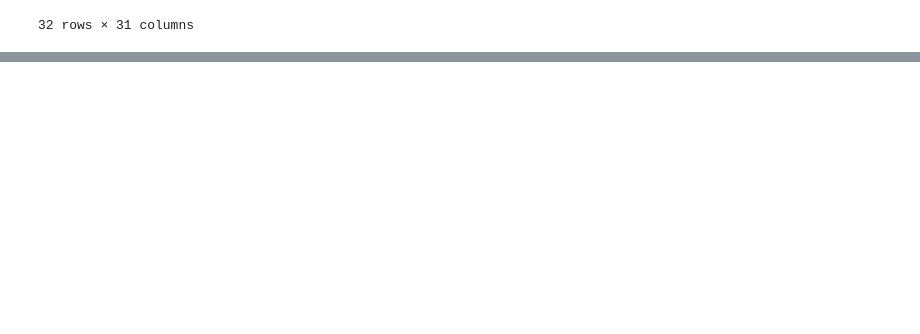
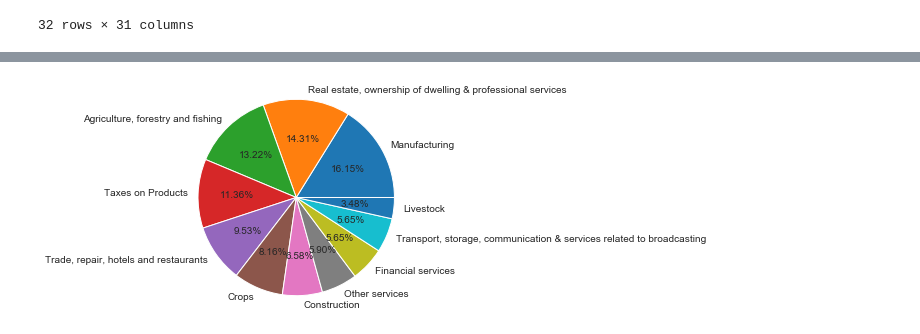
Before and after one commit to santosh12678/DS2019, a Jupyter notebook: Assignment EDA Part 01 - B.ipynb, the cells around one changed output, grey strips where cells are left out. Saved outputs shown, nothing was run; the diff lists cells and outputs as text; code cells hidden in the pictures; blank space fills up the shorter version.

```diff
--- a/Assignment EDA Part 01 - B.ipynb
+++ b/Assignment EDA Part 01 - B.ipynb
@@ -273,0 +379,21 @@ plt.show()
+# %%
+states_category_C1_transposed_df= states_category_C1_df.transpose()
+states_category_C2_transposed_df= states_category_C2_df.transpose()
+states_category_C3_transposed_df= states_category_C3_df.transpose()
+states_category_C4_transposed_df= states_category_C4_df.transpose()
+# %%
+states_category_C1_transposed_df['Sum_of_subsectors']= states_category_C1_transposed_df.sum(axis=1)
+states_category_C2_transposed_df['Sum_of_subsectors']= states_category_C2_transposed_df.sum(axis=1)
+states_category_C3_transposed_df['Sum_of_subsectors']= states_category_C3_transposed_df.sum(axis=1)
+states_category_C4_transposed_df['Sum_of_subsectors']= states_category_C4_transposed_df.sum(axis=1)
+# %%
+states_category_C1_transposed_df.sort_values(by =['Sum_of_subsectors'],ascending = False,inplace=True)
+states_category_C2_transposed_df.sort_values(by =['Sum_of_subsectors'],ascending = False,inplace=True)
+states_category_C3_transposed_df.sort_values(by =['Sum_of_subsectors'],ascending = False,inplace=True)
+states_category_C4_transposed_df.sort_values(by =['Sum_of_subsectors'],ascending = False,inplace=True)
+# %%
+states_category_C1_transposed_df =states_category_C1_transposed_df.reset_index()
+states_category_C2_transposed_df =states_category_C2_transposed_df.reset_index()
+states_category_C3_transposed_df =states_category_C3_transposed_df.reset_index()
+states_category_C4_transposed_df =states_category_C4_transposed_df.reset_index()
+#df = df.reset_index(drop=True)
@@ -273,0 +475,13 @@ plt.show()
+# %%
+# pie chart of
+labels = states_category_C2_transposed_df.iloc[1:12]['Items  Description']
+
+sizes = states_category_C2_transposed_df.iloc[1:12]['Sum_of_subsectors']
+
+fig1, ax1 = plt.subplots()
+
+ax1.pie(sizes, labels=labels, autopct='%1.2f%%', shadow=False)
+ax1.axis('equal')
+plt.show()
+# %% [output]
+[figure, added]
```
Also changed, not shown: parts of 19 cells of this notebook.
